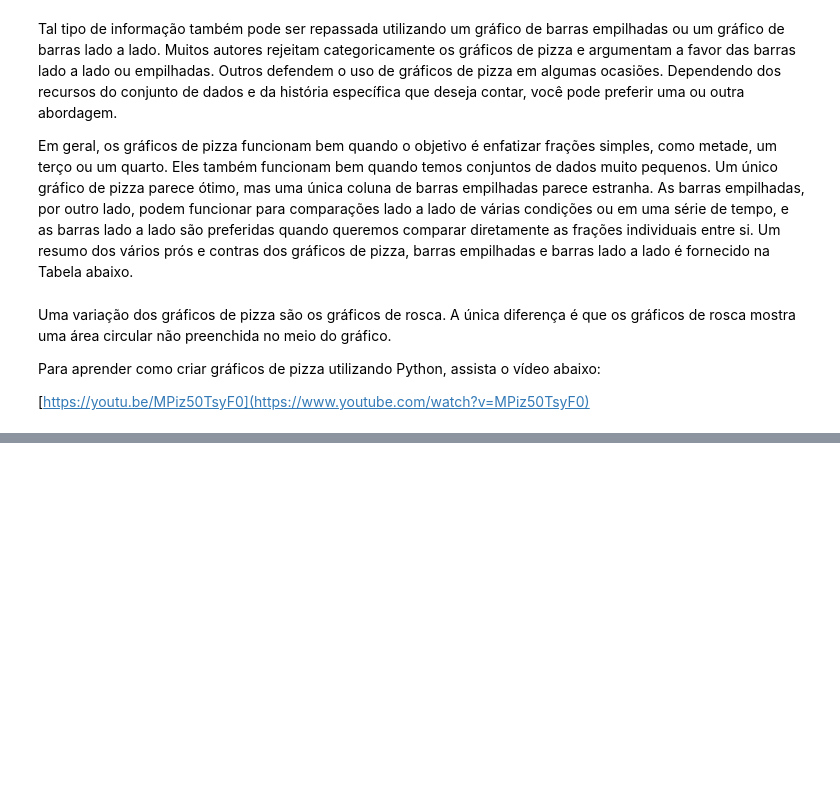
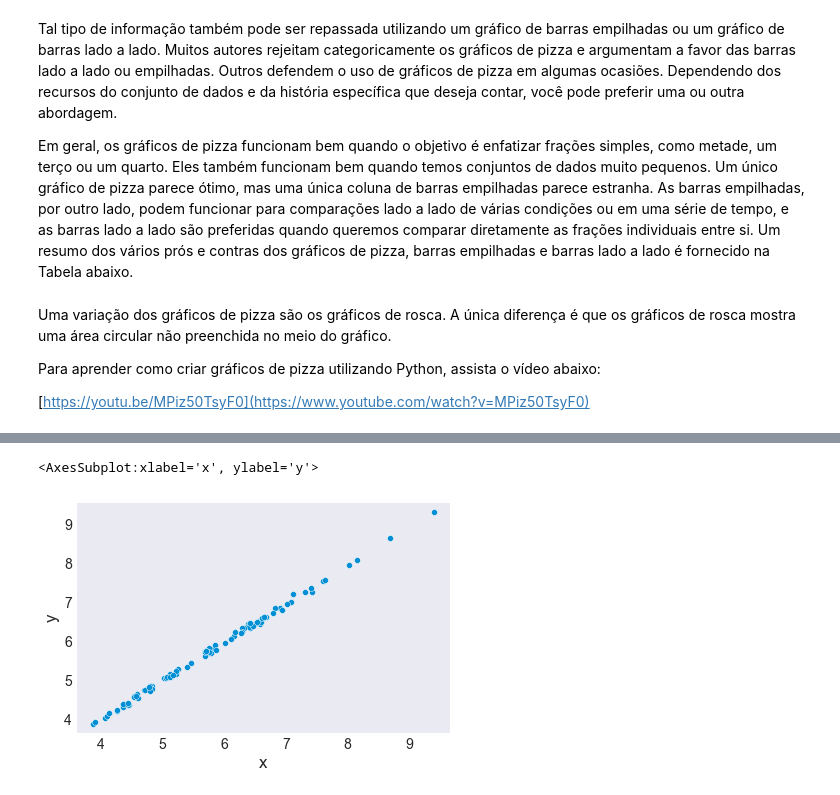
Before and after one commit to lucasbragasilva/academy-future, a Jupyter notebook: visualizando_proporcoes.ipynb, the cells around one changed output, grey strips where cells are left out. Saved outputs shown, nothing was run; the diff lists cells and outputs as text; code cells hidden in the pictures; blank space fills up the shorter version.

```diff
--- a/visualizando_proporcoes.ipynb
+++ b/visualizando_proporcoes.ipynb
@@ -57,0 +109,5 @@ plt.show()
+# %%
+sns.scatterplot(x='x', y='y', data=diamonds)
+# %% [output]
+<AxesSubplot:xlabel='x', ylabel='y'>
+[figure, added]
```
Also changed, not shown: parts of 22 cells of this notebook.
